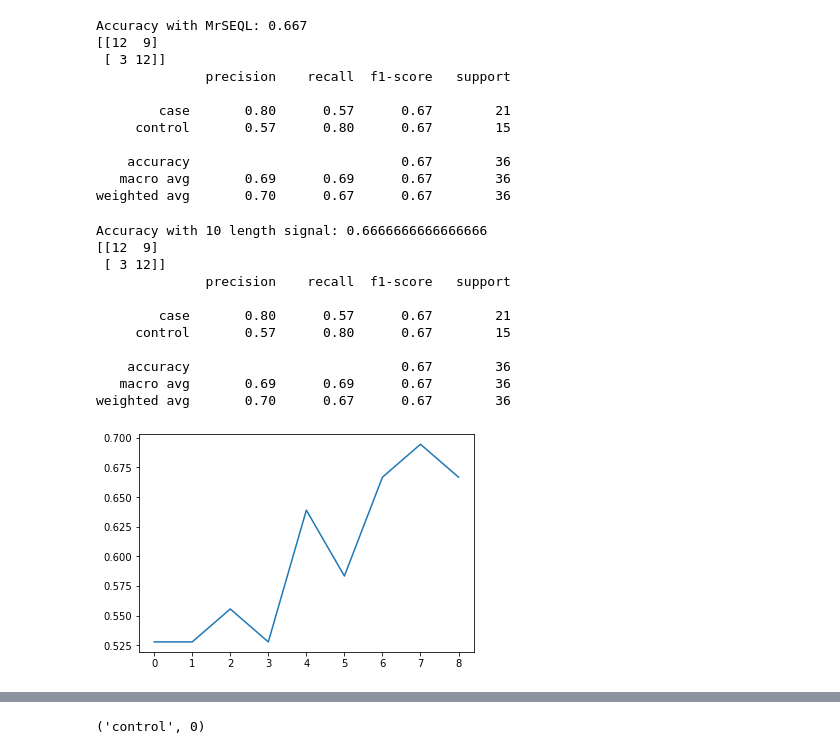
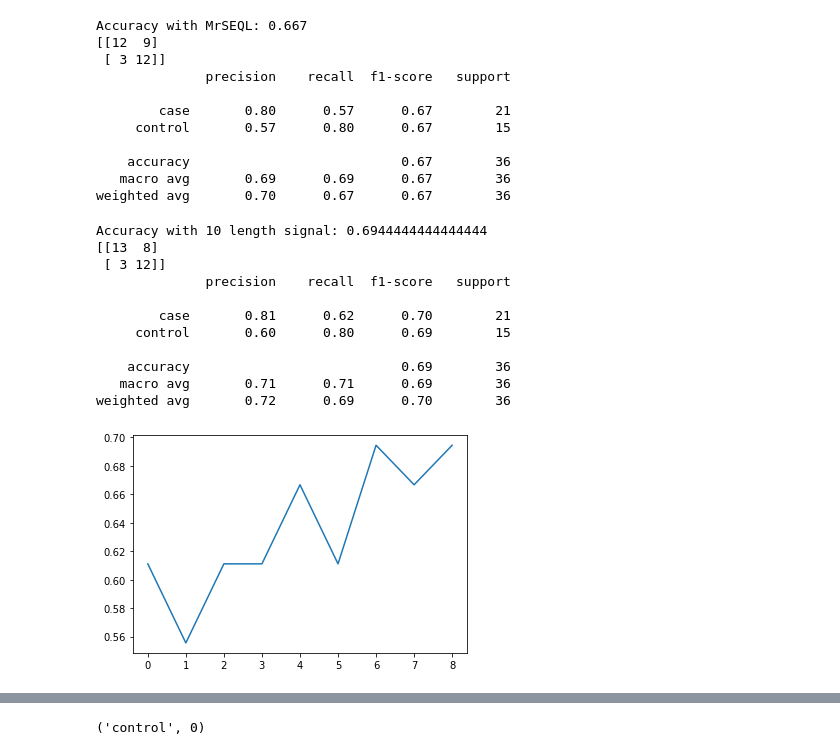
Before and after one commit to EannaCurran/FYP-Time-Series-Classification-For-GWAS-Data, a Jupyter notebook: FPY_SimpleSNP.ipynb, the cells around one changed output, grey strips where cells are left out. Saved outputs shown, nothing was run; the diff lists cells and outputs as text; code cells hidden in the pictures.

```diff
--- a/FPY_SimpleSNP.ipynb
+++ b/FPY_SimpleSNP.ipynb
@@ -443,24 +422,26 @@ def GenerateSignalGraph(df, classifier):
             print(f"Accuracy with 10 length signal: {metrics.accuracy_score(yTest, yPredict)}")
             print(confusion_matrix(yTest, yPredict))
             print(classification_report(yTest, yPredict))
+            classifier = classifierTemp
 
     plt.plot(results)
+    return dfTest, classifier
 # %%
 # Plotting change in accuracy for increased signal length for Random Forst
 
 rfc = RandomForestClassifier(bootstrap=True, max_depth=100, max_features="sqrt",
                              min_samples_leaf=4, min_samples_split=2, n_estimators=100)
-GenerateSignalGraph(dfSave, rfc)
+idf, rfc = GenerateSignalGraph(dfSave, rfc)
 # %% [output]
-Accuracy with 10 length signal: 0.6666666666666666
-[[12  9]
+Accuracy with 10 length signal: 0.6944444444444444
+[[13  8]
  [ 3 12]]
               precision    recall  f1-score   support
 
-        case       0.80      0.57      0.67        21
-     control       0.57      0.80      0.67        15
+        case       0.81      0.62      0.70        21
+     control       0.60      0.80      0.69        15
 
-    accuracy                           0.67        36
-   macro avg       0.69      0.69      0.67        36
-weighted avg       0.70      0.67      0.67        36
+    accuracy                           0.69        36
+   macro avg       0.71      0.71      0.69        36
+weighted avg       0.72      0.69      0.70        36
-[figure, old version]
+[figure, new version]
```
Also changed, not shown: parts of 17 cells of this notebook.
